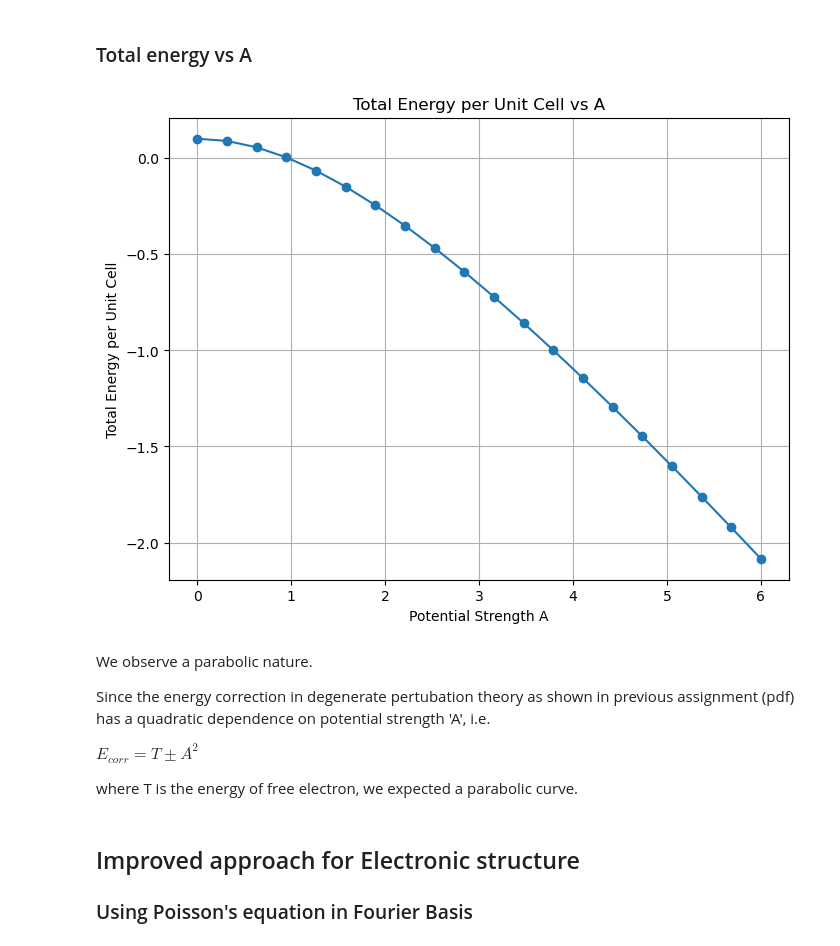
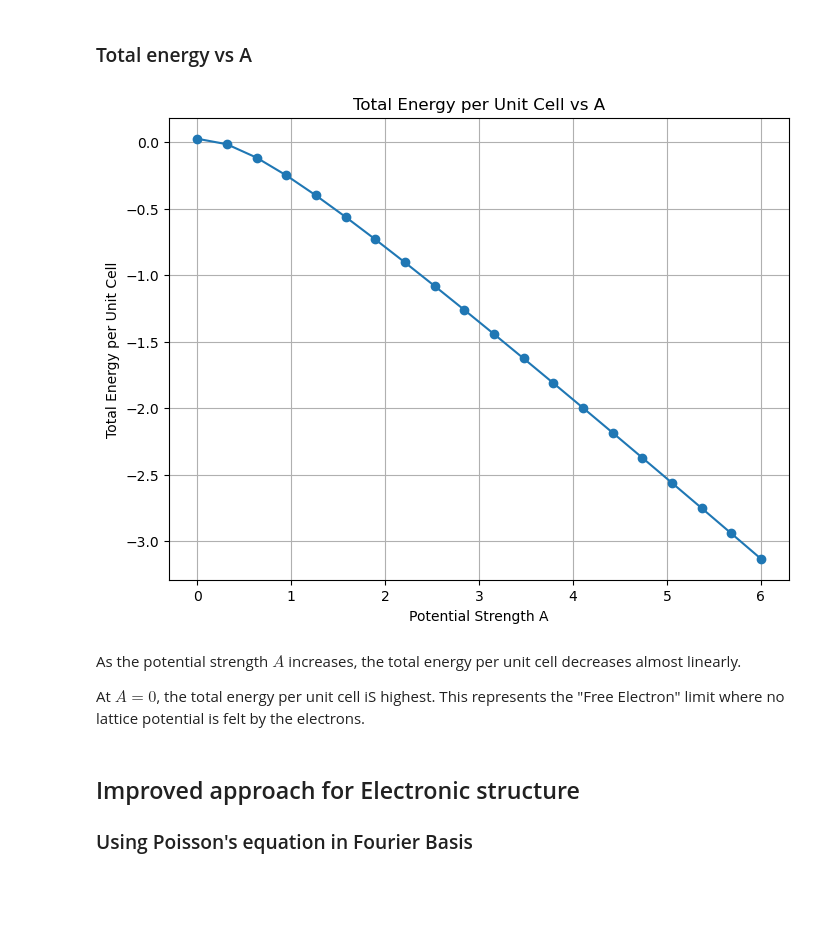
Before and after one commit to crimsonpane23/P306-Introduction-to-Condensed-Matter-Physics, a Jupyter notebook: Assignment - 4 - Nearly Free electron.ipynb, the cells around one changed output. Drawn from its saved outputs; the diff is of its cells as text; code cells hidden in the pictures; blank space fills up the shorter version.

```diff
--- a/Assignment - 4 - Nearly Free electron.ipynb
+++ b/Assignment - 4 - Nearly Free electron.ipynb
@@ -284,7 +284,7 @@ V2 = A/2
 V3 = A/4
 V4 = A/6
 
-k_vals = np.linspace(-np.pi/2*a, np.pi/2*a, 600)
+k_vals = np.linspace(-np.pi/(4*a), np.pi/(4*a), 1000)
 
 bds = []
 for k in k_vals:
@@ -385,7 +385,7 @@ A similar trend in density of states is observed with larger band gaps (since a
 def total_energy_per_cell(A, Nk=1000, M=4):
 
     a = 1.0
-    G = np.pi/a
+    G = np.pi/(2*a)
 
     V1 = A
     V2 = A/2
@@ -393,7 +393,7 @@ def total_energy_per_cell(A, Nk=1000, M=4):
     V4 = A/6
 
     basis_m = np.arange(-M, M+1)
-    k_vals = np.linspace(-np.pi/a, np.pi/a, Nk)
+    k_vals = np.linspace(-np.pi/(2*a), np.pi/(2*a), Nk)
 
     bands = []
 
@@ -421,43 +421,39 @@ def total_energy_per_cell(A, Nk=1000, M=4):
                 H[i+4, i] = V4
 
         eigvals = np.linalg.eigvalsh(H)
         bands.append(eigvals)
 
     bands = np.array(bands)
     all_energies = bands.flatten()
     all_energies.sort()
     Ne = Nk//2   # 1 electron per unit cell (spin degeneracy = 2)
     occupied = all_energies[:Ne]
     Etot = np.sum(occupied) / Nk
 
     return Etot
 
 A_values = np.linspace(0, 6, 20)
 Etot_values = []
 
 for A in A_values:
-    Etot = total_energy_per_cell(A, Nk=600, M=4)
+    Etot = total_energy_per_cell(A, Nk=1000, M=4)
     Etot_values.append(Etot)
 
 plt.figure(figsize=(8,6))
 
 plt.plot(A_values, Etot_values, marker='o')
 
 plt.xlabel("Potential Strength A")
 plt.ylabel("Total Energy per Unit Cell")
 plt.title("Total Energy per Unit Cell vs A")
 plt.grid(True)
 plt.show()
 # %% [output]
-[figure, old version]
+[figure, new version]
 # %% [markdown]
-We observe a parabolic nature.
+As the potential strength $A$ increases, the total energy per unit cell decreases almost linearly.
 
-Since the energy correction in degenerate pertubation theory as shown in previous assignment (pdf) has a quadratic dependence on potential strength 'A', i.e.
-
-$E_{corr} = T \pm A^2$
-
-where T is the energy of free electron, we expected a parabolic curve.
+At $A = 0$, the total energy per unit cell iS highest. This represents the "Free Electron" limit where no lattice potential is felt by the electrons.
 # %% [markdown]
 ## Improved approach for Electronic structure
 
```
Also changed, not shown: parts of 3 cells of this notebook.
